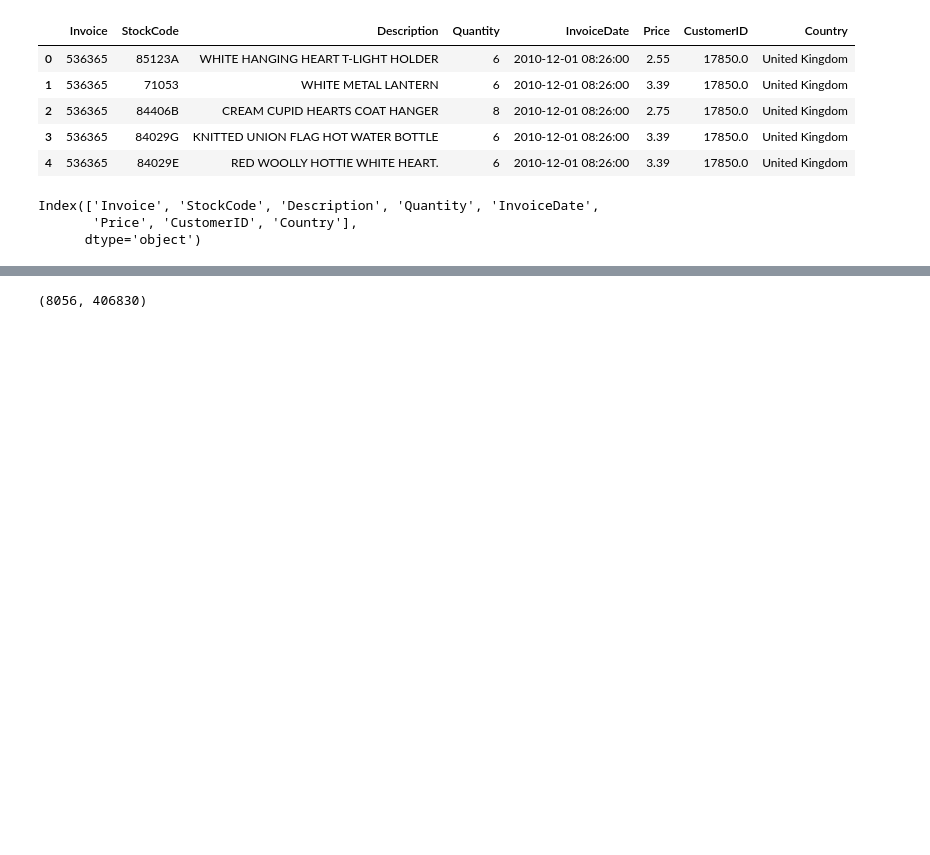
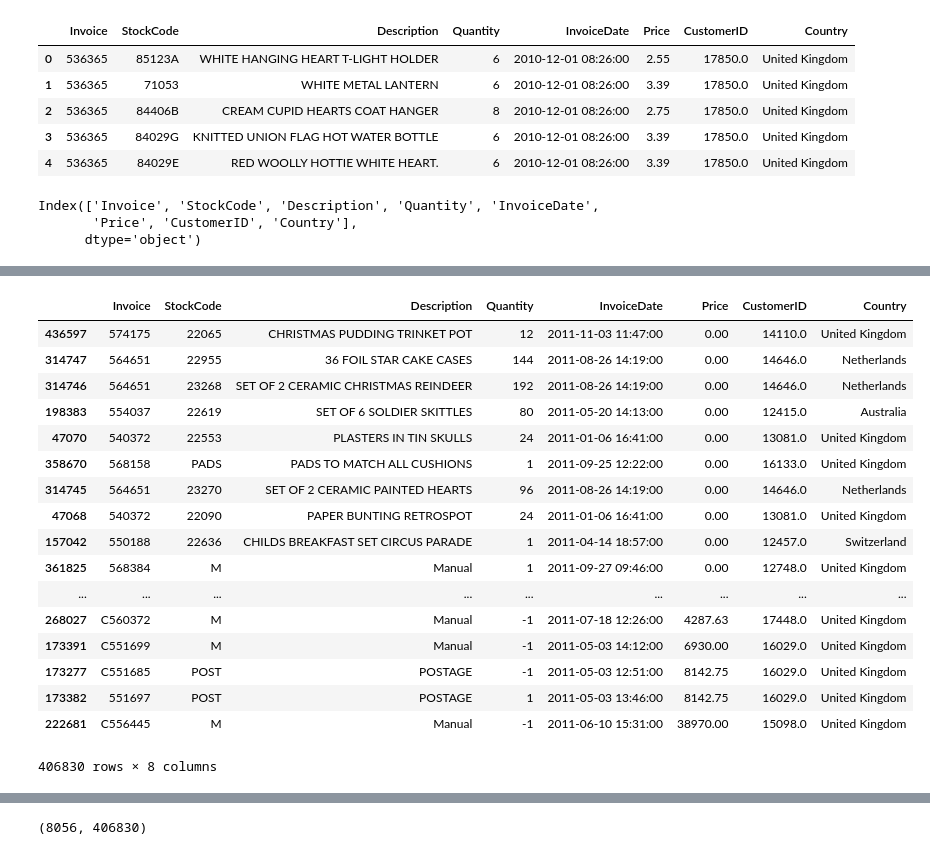
Before and after one commit to SriramS32/Ecommerce-Graph-Analysis, a Jupyter notebook: ecommerce_analysis.ipynb, the cells around one changed output, grey strips where cells are left out. Saved outputs shown, nothing was run; the diff lists cells and outputs as text; code cells hidden in the pictures; blank space fills up the shorter version.

```diff
--- a/ecommerce_analysis.ipynb
+++ b/ecommerce_analysis.ipynb
@@ -53,3 +61,5 @@ dat[dat['CustomerID'] == 17850.0] # one customer bought 312 things!
 312 rows × 8 columns
 # %%
-edge_dat = dat.dropna(subset=['StockCode', 'CustomerID'], how='any', axis=0)
+# don't care about transactions with no item or no customer
+dat = dat.dropna(subset=['StockCode', 'CustomerID'], how='any', axis=0)
+dat.head()
@@ -55,0 +73,21 @@ edge_dat = dat.dropna(subset=['StockCode', 'CustomerID'], how='any', axis=0)
+# %%
+dat.sort_values('Price') # A lot of the largest/smallest prices come from manual/discount
+# %% [output]
+|  | Invoice | StockCode | Description | Quantity | InvoiceDate | Price | CustomerID | Country |
+| 436597 | 574175 | 22065 | CHRISTMAS PUDDING TRINKET POT | 12 | 2011-11-03 11:47:00 | 0.00 | 14110.0 | United Kingdom |
+| 314747 | 564651 | 22955 | 36 FOIL STAR CAKE CASES | 144 | 2011-08-26 14:19:00 | 0.00 | 14646.0 | Netherlands |
+| 314746 | 564651 | 23268 | SET OF 2 CERAMIC CHRISTMAS REINDEER | 192 | 2011-08-26 14:19:00 | 0.00 | 14646.0 | Netherlands |
+| 198383 | 554037 | 22619 | SET OF 6 SOLDIER SKITTLES | 80 | 2011-05-20 14:13:00 | 0.00 | 12415.0 | Australia |
+| 47070 | 540372 | 22553 | PLASTERS IN TIN SKULLS | 24 | 2011-01-06 16:41:00 | 0.00 | 13081.0 | United Kingdom |
+| 358670 | 568158 | PADS | PADS TO MATCH ALL CUSHIONS | 1 | 2011-09-25 12:22:00 | 0.00 | 16133.0 | United Kingdom |
+| 314745 | 564651 | 23270 | SET OF 2 CERAMIC PAINTED HEARTS | 96 | 2011-08-26 14:19:00 | 0.00 | 14646.0 | Netherlands |
+| 47068 | 540372 | 22090 | PAPER BUNTING RETROSPOT | 24 | 2011-01-06 16:41:00 | 0.00 | 13081.0 | United Kingdom |
+| 157042 | 550188 | 22636 | CHILDS BREAKFAST SET CIRCUS PARADE | 1 | 2011-04-14 18:57:00 | 0.00 | 12457.0 | Switzerland |
+| 361825 | 568384 | M | Manual | 1 | 2011-09-27 09:46:00 | 0.00 | 12748.0 | United Kingdom |
+| ... | ... | ... | ... | ... | ... | ... | ... | ... |
+| 268027 | C560372 | M | Manual | -1 | 2011-07-18 12:26:00 | 4287.63 | 17448.0 | United Kingdom |
+| 173391 | C551699 | M | Manual | -1 | 2011-05-03 14:12:00 | 6930.00 | 16029.0 | United Kingdom |
+| 173277 | C551685 | POST | POSTAGE | -1 | 2011-05-03 12:51:00 | 8142.75 | 16029.0 | United Kingdom |
+| 173382 | 551697 | POST | POSTAGE | 1 | 2011-05-03 13:46:00 | 8142.75 | 16029.0 | United Kingdom |
+| 222681 | C556445 | M | Manual | -1 | 2011-06-10 15:31:00 | 38970.00 | 15098.0 | United Kingdom |
+406830 rows × 8 columns
```
Also changed, not shown: parts of 16 cells of this notebook, 1 other file.
